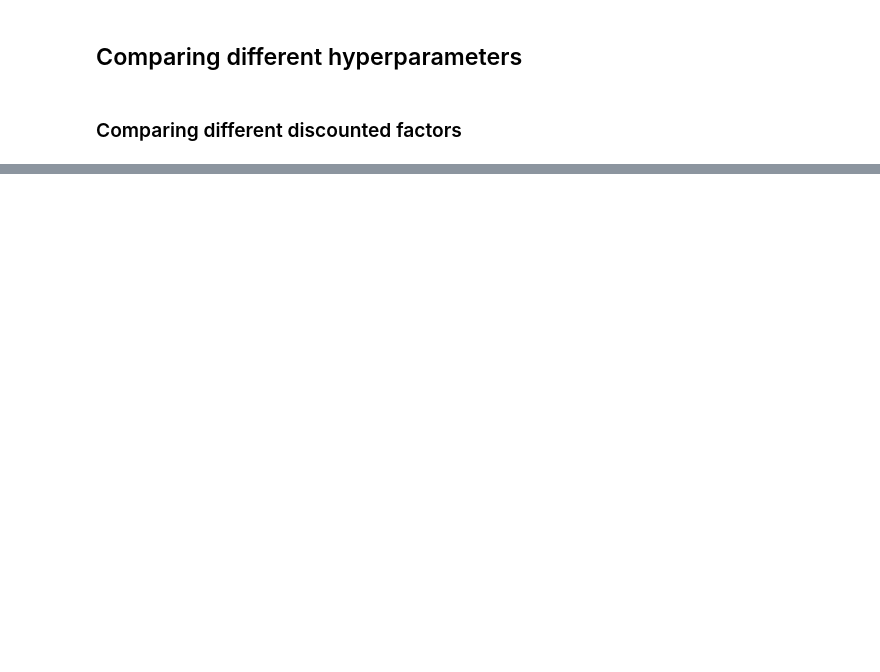
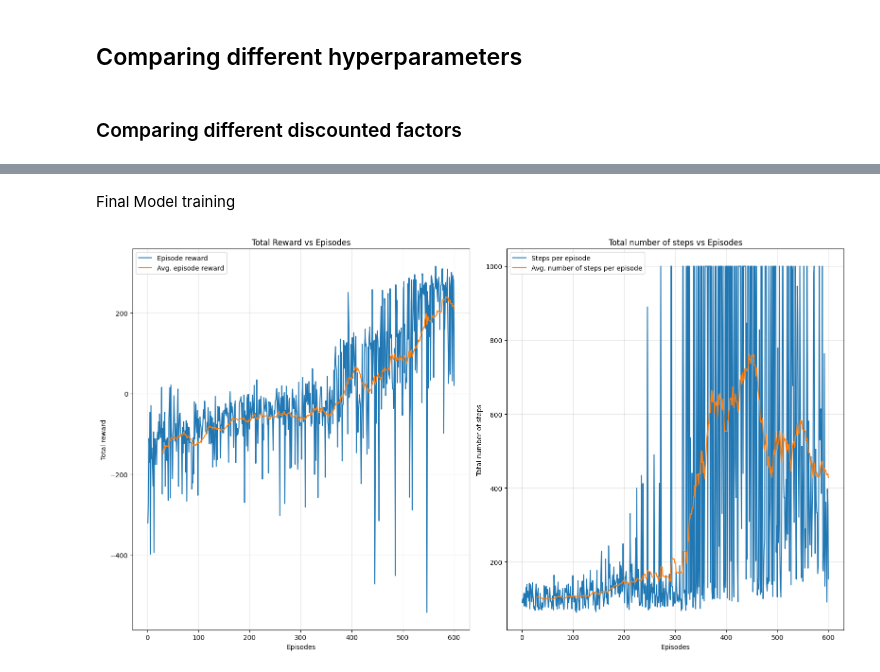
Before and after one commit to ClementLptr/LunarLander-RL-Project, a Jupyter notebook: DQN Implementation.ipynb, the cells around one changed output, grey strips where cells are left out. Drawn from its saved outputs; the diff is of its cells as text; code cells hidden in the pictures; blank space fills up the shorter version.

```diff
--- a/DQN Implementation.ipynb
+++ b/DQN Implementation.ipynb
@@ -745,0 +572,7 @@ NameError: name 'best_model' is not defined
+# %% [markdown]
+Final Model training
+# %%
+episode_rewards, episode_steps = train_lunar_lander(hidden_size=120, n_episodes=600, discount_factor=1.0)
+plot_training_results(episode_rewards, episode_steps)
+# %% [output]
+[figure, added]
```
Also changed, not shown: parts of 14 cells of this notebook, 17 other files.
